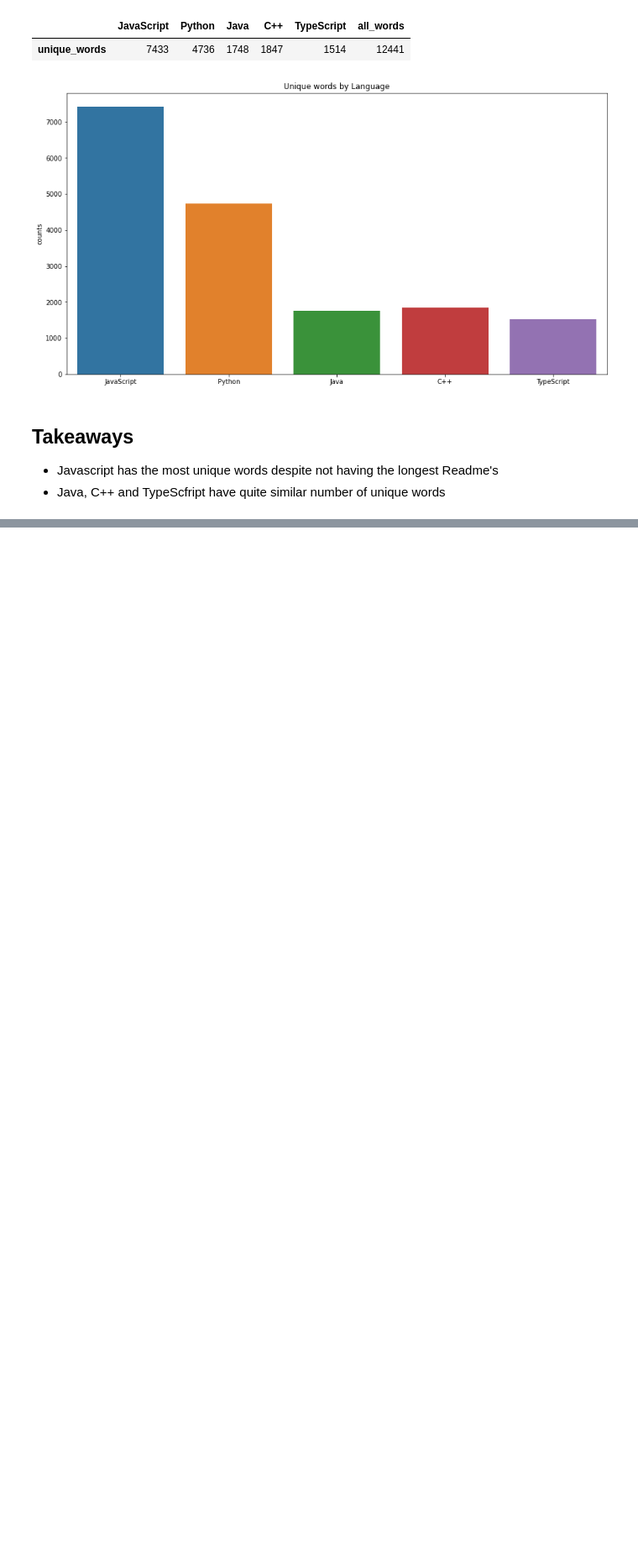
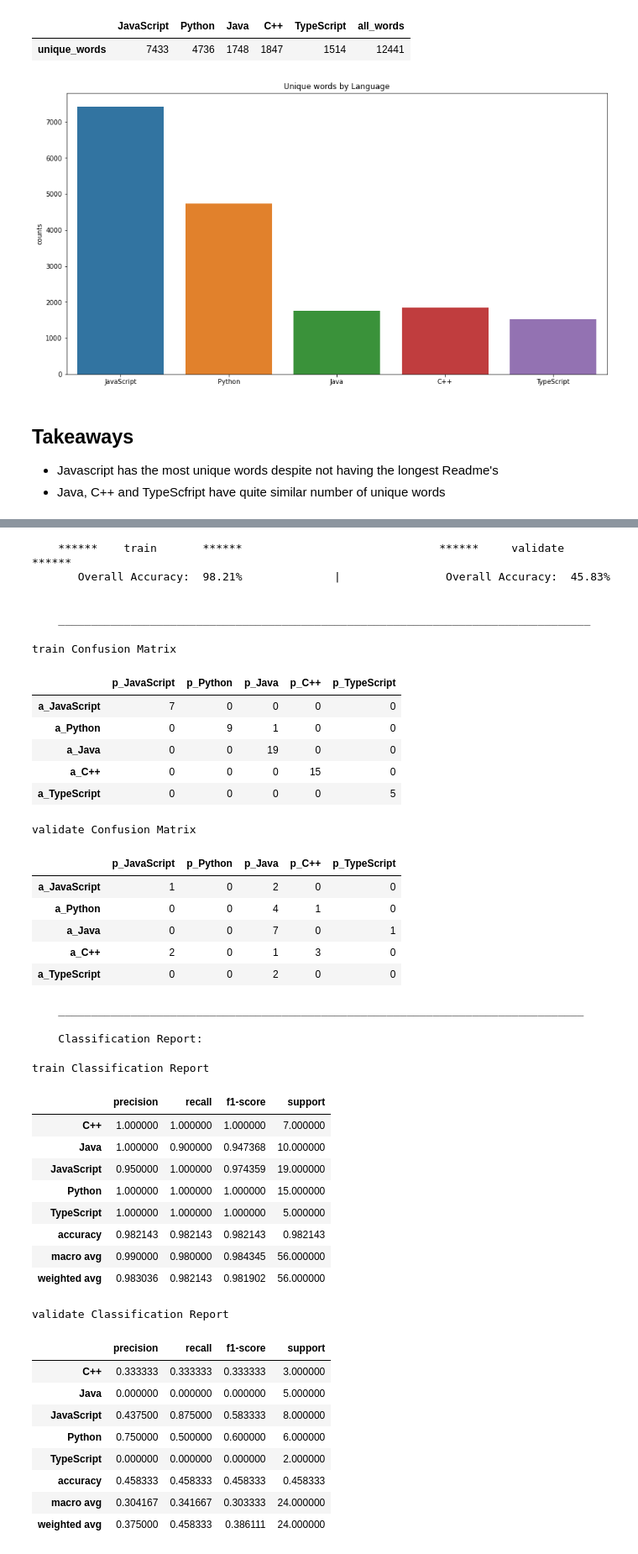
Before and after one commit to mariam-and-cindy/predicting-programming-languages, a Jupyter notebook: final_report_nlp.ipynb, the cells around one changed output, grey strips where cells are left out. Shown at 84% size. Saved outputs shown, nothing was run; the diff lists cells and outputs as text; code cells hidden in the pictures; blank space fills up the shorter version.

```diff
--- a/final_report_nlp.ipynb
+++ b/final_report_nlp.ipynb
@@ -464,0 +576,50 @@ y = df.language
+# %%
+# fit the object
+nb= MultinomialNB(alpha= 0.5, fit_prior= False )
+model2 =nb.fit(X_train, y_train)
+# %%
+# compare train and validate accuracy scores
+res = mo.compare_train_val(model2,'train',X_train, y_train,'validate', X_validate, y_validate, 'naive_bayes')
+# %% [output]
+    ******    train       ******                              ******     validate    ******
+       Overall Accuracy:  98.21%              |                Overall Accuracy:  45.83%
+
+
+    _________________________________________________________________________________
+train Confusion Matrix
+|  | p_JavaScript | p_Python | p_Java | p_C++ | p_TypeScript |
+| a_JavaScript | 7 | 0 | 0 | 0 | 0 |
+| a_Python | 0 | 9 | 1 | 0 | 0 |
+| a_Java | 0 | 0 | 19 | 0 | 0 |
+| a_C++ | 0 | 0 | 0 | 15 | 0 |
+| a_TypeScript | 0 | 0 | 0 | 0 | 5 |
+validate Confusion Matrix
+|  | p_JavaScript | p_Python | p_Java | p_C++ | p_TypeScript |
+| a_JavaScript | 1 | 0 | 2 | 0 | 0 |
+| a_Python | 0 | 0 | 4 | 1 | 0 |
+| a_Java | 0 | 0 | 7 | 0 | 1 |
+| a_C++ | 2 | 0 | 1 | 3 | 0 |
+| a_TypeScript | 0 | 0 | 2 | 0 | 0 |
+    ________________________________________________________________________________
+
+    Classification Report:
+train Classification Report
+|  | precision | recall | f1-score | support |
+| C++ | 1.000000 | 1.000000 | 1.000000 | 7.000000 |
+| Java | 1.000000 | 0.900000 | 0.947368 | 10.000000 |
+| JavaScript | 0.950000 | 1.000000 | 0.974359 | 19.000000 |
+| Python | 1.000000 | 1.000000 | 1.000000 | 15.000000 |
+| TypeScript | 1.000000 | 1.000000 | 1.000000 | 5.000000 |
+| accuracy | 0.982143 | 0.982143 | 0.982143 | 0.982143 |
+| macro avg | 0.990000 | 0.980000 | 0.984345 | 56.000000 |
+| weighted avg | 0.983036 | 0.982143 | 0.981902 | 56.000000 |
+validate Classification Report
+|  | precision | recall | f1-score | support |
+| C++ | 0.333333 | 0.333333 | 0.333333 | 3.000000 |
+| Java | 0.000000 | 0.000000 | 0.000000 | 5.000000 |
+| JavaScript | 0.437500 | 0.875000 | 0.583333 | 8.000000 |
+| Python | 0.750000 | 0.500000 | 0.600000 | 6.000000 |
+| TypeScript | 0.000000 | 0.000000 | 0.000000 | 2.000000 |
+| accuracy | 0.458333 | 0.458333 | 0.458333 | 0.458333 |
+| macro avg | 0.304167 | 0.341667 | 0.303333 | 24.000000 |
+| weighted avg | 0.375000 | 0.458333 | 0.386111 | 24.000000 |
```
Also changed, not shown: parts of 41 cells of this notebook.
